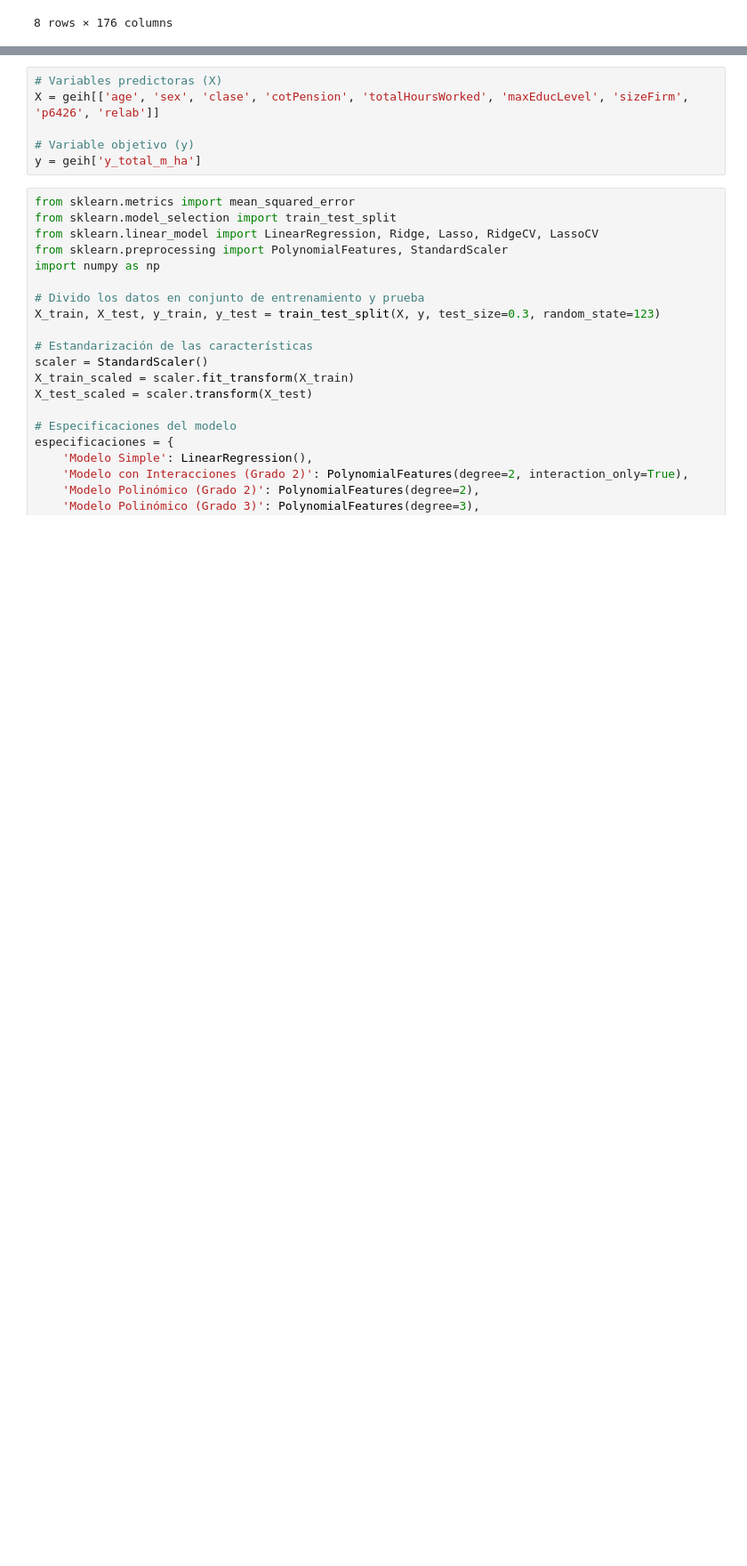
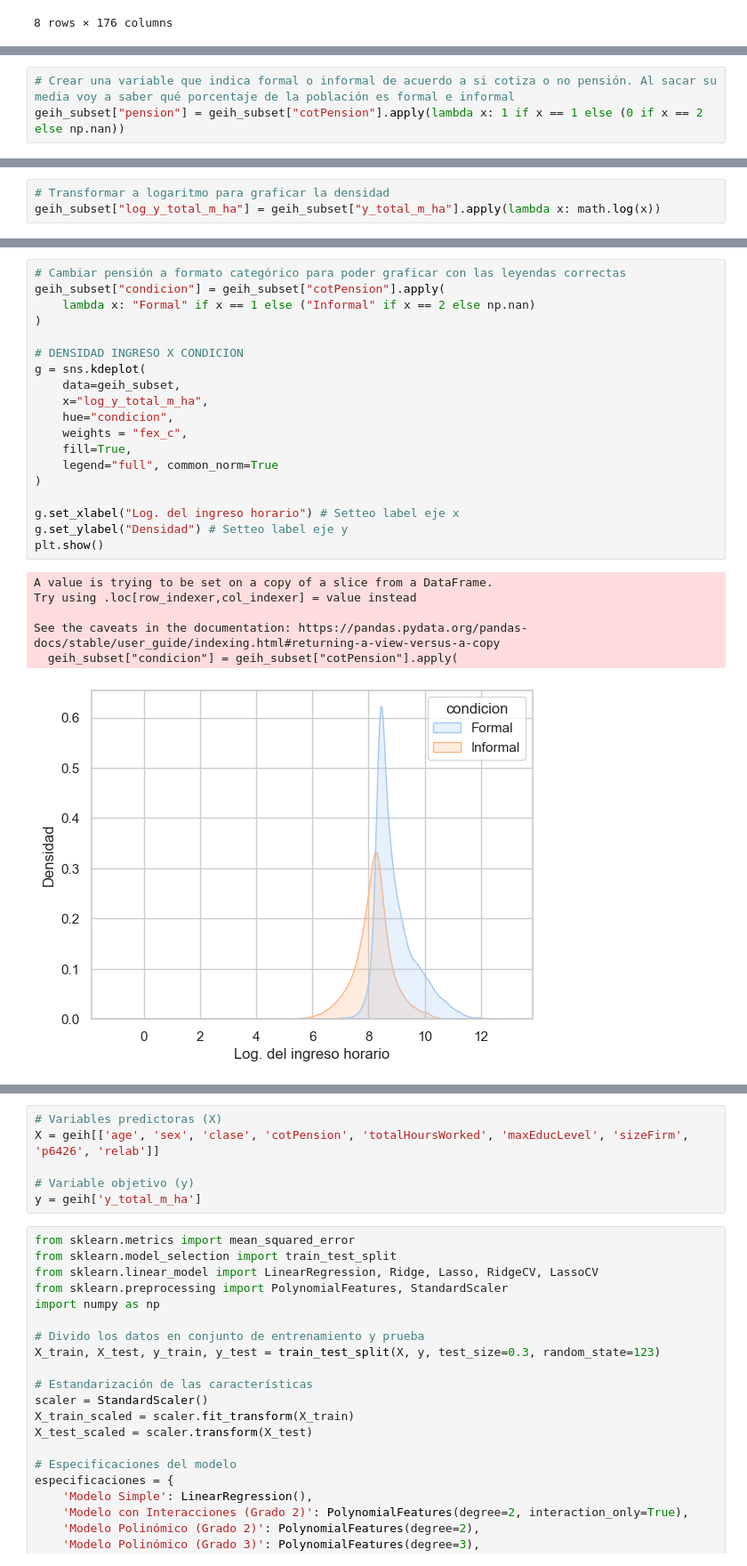
Before and after one commit to larasofiacantero/PS1, a Jupyter notebook: scripts/PS_1_ML.ipynb, the cells around one changed output, grey strips where cells are left out. Shown at 89% size. Saved outputs shown, nothing was run; the diff lists cells and outputs as text; blank space fills up the shorter version.

```diff
--- a/scripts/PS_1_ML.ipynb
+++ b/scripts/PS_1_ML.ipynb
@@ -118,0 +170,3 @@ geih = geih.dropna(subset=['y_total_m_ha', 'age', 'sex', 'clase', 'cotPension',
+# %%
+# Crear una variable que indica formal o informal de acuerdo a si cotiza o no pensión. Al sacar su media voy a saber qué porcentaje de la población es formal e informal
+geih_subset["pension"] = geih_subset["cotPension"].apply(lambda x: 1 if x == 1 else (0 if x == 2 else np.nan))
@@ -118,0 +196,3 @@ geih = geih.dropna(subset=['y_total_m_ha', 'age', 'sex', 'clase', 'cotPension',
+# %%
+# Transformar a logaritmo para graficar la densidad
+geih_subset["log_y_total_m_ha"] = geih_subset["y_total_m_ha"].apply(lambda x: math.log(x))
@@ -118,0 +205,26 @@ geih = geih.dropna(subset=['y_total_m_ha', 'age', 'sex', 'clase', 'cotPension',
+# %%
+# Cambiar pensión a formato categórico para poder graficar con las leyendas correctas
+geih_subset["condicion"] = geih_subset["cotPension"].apply(
+    lambda x: "Formal" if x == 1 else ("Informal" if x == 2 else np.nan)
+)
+
+# DENSIDAD INGRESO X CONDICION
+g = sns.kdeplot(
+    data=geih_subset,
+    x="log_y_total_m_ha",
+    hue="condicion",
+    weights = "fex_c",
+    fill=True,
+    legend="full", common_norm=True
+)
+
+g.set_xlabel("Log. del ingreso horario") # Setteo label eje x
+g.set_ylabel("Densidad") # Setteo label eje y
+plt.show()
+# %% [output]
+A value is trying to be set on a copy of a slice from a DataFrame.
+Try using .loc[row_indexer,col_indexer] = value instead
+
+See the caveats in the documentation: https://pandas.pydata.org/pandas-docs/stable/user_guide/indexing.html#returning-a-view-versus-a-copy
+  geih_subset["condicion"] = geih_subset["cotPension"].apply(
+[figure, added]
```
Also changed, not shown: parts of 25 cells of this notebook, 3 other files.
